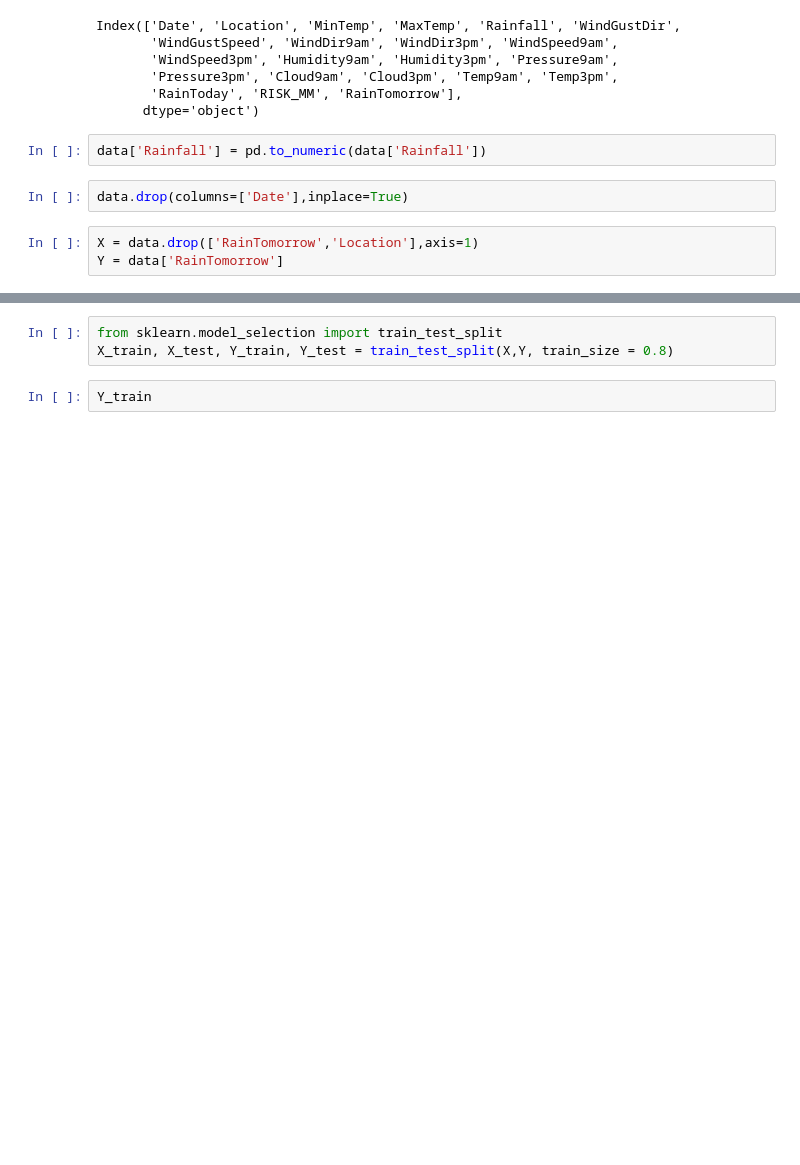
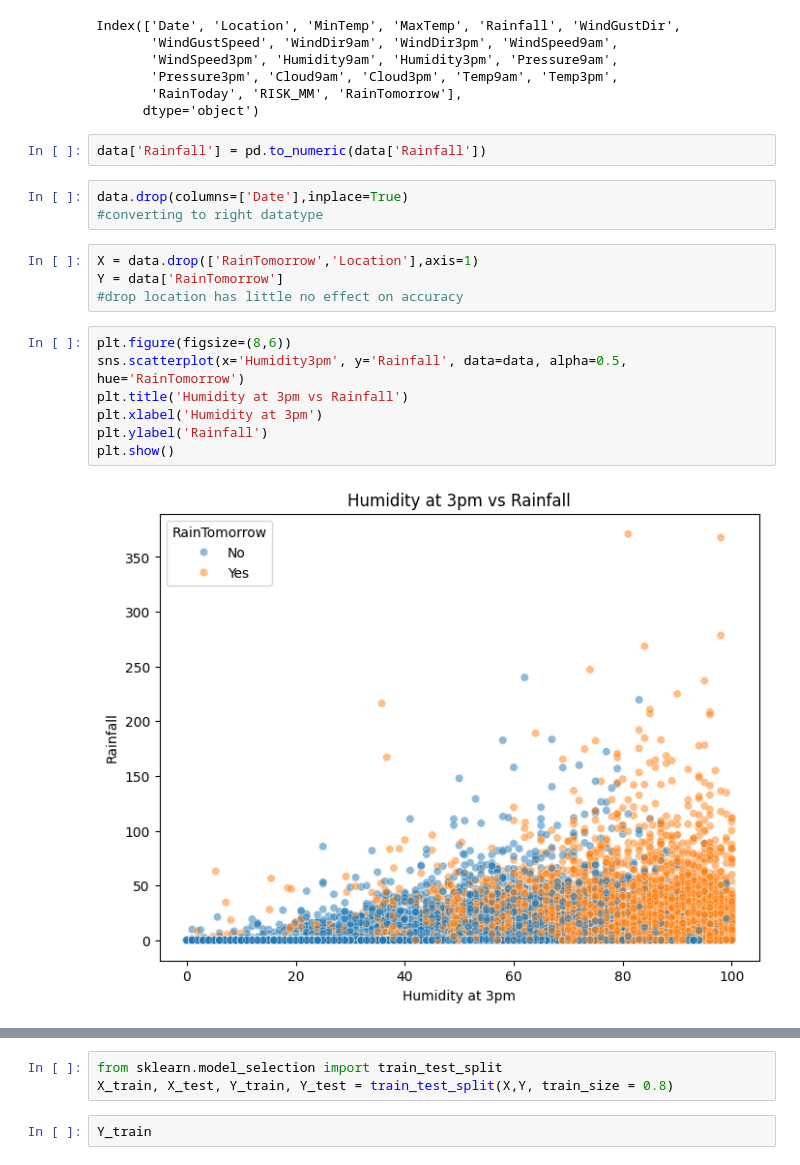
Before and after one commit to Omkardalvi01/Weather-Prediction, a Jupyter notebook: Model.ipynb, the cells around one changed output, grey strips where cells are left out. Saved outputs shown, nothing was run; the diff lists cells and outputs as text; blank space fills up the shorter version.

Commit message:
Added visualization

```diff
--- a/Model.ipynb
+++ b/Model.ipynb
@@ -238,6 +248,17 @@ Index(['Date', 'Location', 'MinTemp', 'MaxTemp', 'Rainfall', 'WindGustDir',
 data['Rainfall'] = pd.to_numeric(data['Rainfall'])
 # %%
 data.drop(columns=['Date'],inplace=True)
+#converting to right datatype
 # %%
 X = data.drop(['RainTomorrow','Location'],axis=1)
 Y = data['RainTomorrow']
+#drop location has little no effect on accuracy
+# %%
+plt.figure(figsize=(8,6))
+sns.scatterplot(x='Humidity3pm', y='Rainfall', data=data, alpha=0.5, hue='RainTomorrow')
+plt.title('Humidity at 3pm vs Rainfall')
+plt.xlabel('Humidity at 3pm')
+plt.ylabel('Rainfall')
+plt.show()
+# %% [output]
+[figure, added]
```
Also changed, not shown: parts of 22 cells of this notebook, 1 other file.
